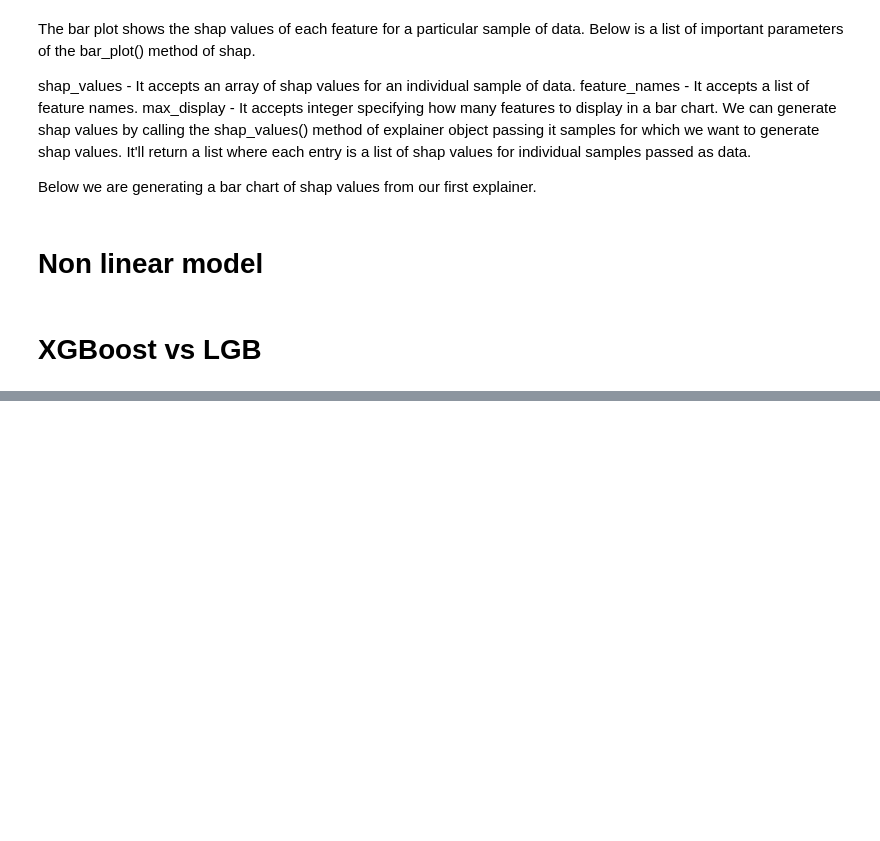
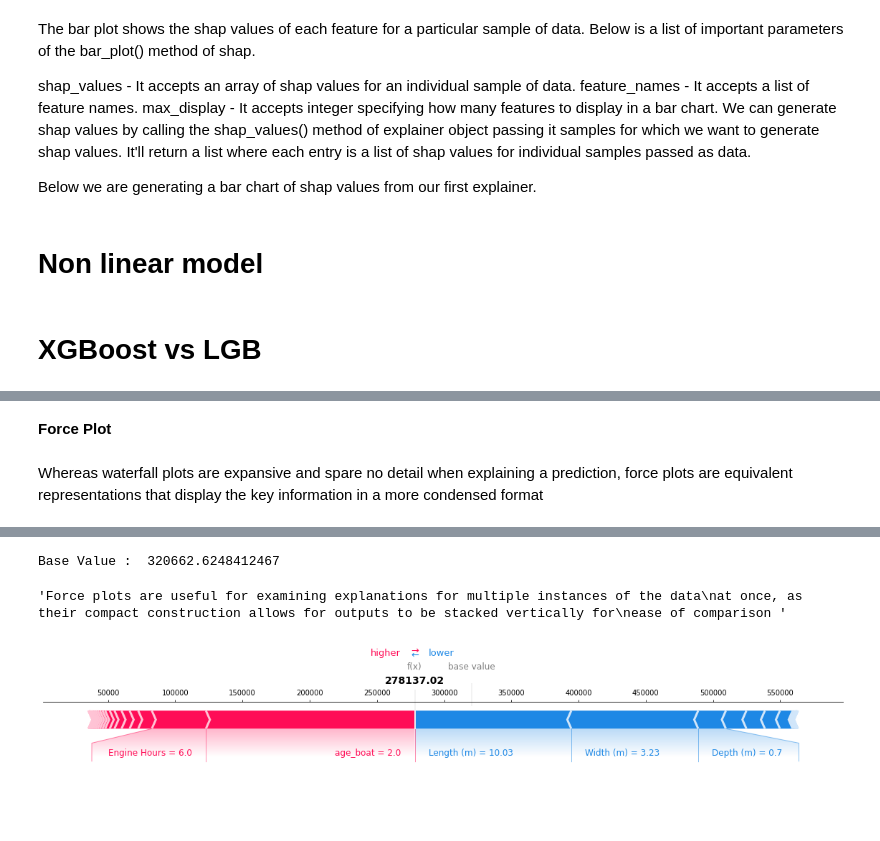
Before and after one commit to lovedatascience1/AcademyPublic, a Jupyter notebook: Boats.ipynb, the cells around one changed output, grey strips where cells are left out. Saved outputs shown, nothing was run; the diff lists cells and outputs as text; code cells hidden in the pictures; blank space fills up the shorter version.

```diff
--- a/Boats.ipynb
+++ b/Boats.ipynb
@@ -2798,0 +2931,18 @@ pred = model_lgb.predict(X_test.values)
+# %% [markdown]
+**Force Plot**
+# %% [markdown]
+Whereas waterfall plots are expansive and spare no detail when explaining a
+prediction, force plots are equivalent representations that display the key information
+in a more condensed format
+# %%
+# visualize the first prediction's explanation
+
+shap.initjs()
+print('Base Value : ', np.mean(Y_train))
+
+shap.plots.force(shap_values[0], show=False, matplotlib=True)
+
+'''Force plots are useful for examining explanations for multiple instances of the data at once,
+as their compact construction allows for outputs to be stacked vertically for
+ease of comparison '''
+# %% [output]
@@ -2798,0 +2950,3 @@ pred = model_lgb.predict(X_test.values)
+Base Value :  320662.6248412467
+'Force plots are useful for examining explanations for multiple instances of the data\nat once, as their compact construction allows for outputs to be stacked vertically for\nease of comparison '
+[figure, added]
```
Also changed, not shown: parts of 31 cells of this notebook.
